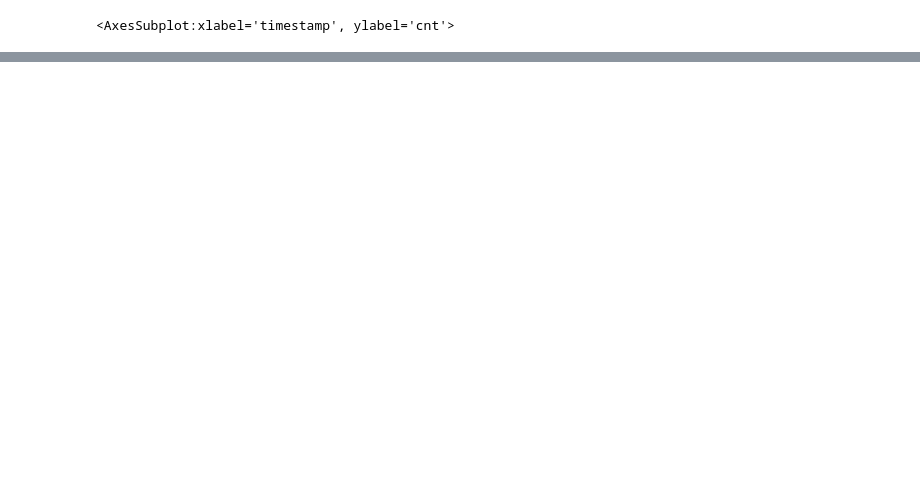
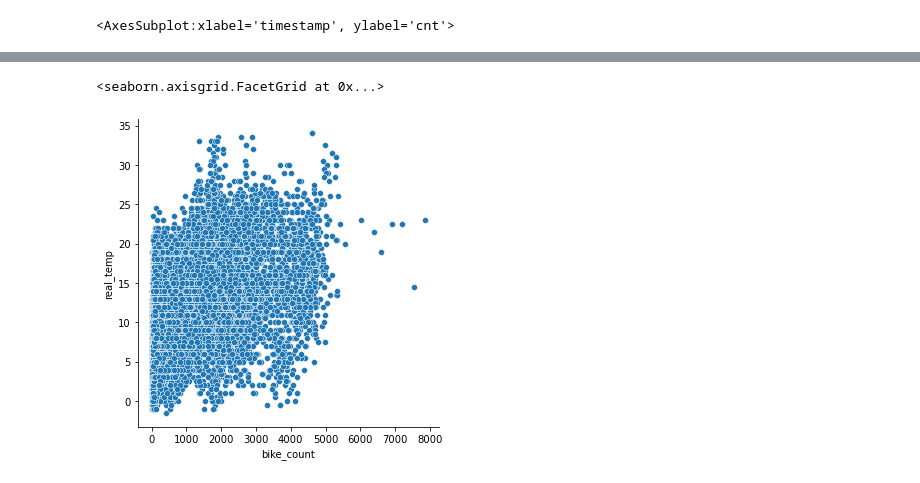
Before and after one commit to Rajusubba/london-bike-shares, a Jupyter notebook: London Bike Share.ipynb, the cells around one changed output, grey strips where cells are left out. Saved outputs shown, nothing was run; the diff lists cells and outputs as text; code cells hidden in the pictures; blank space fills up the shorter version.

```diff
--- a/London Bike Share.ipynb
+++ b/London Bike Share.ipynb
@@ -139,0 +151,2 @@ sns.lineplot(x = "timestamp", y = "cnt", data = bikeshares_data)
+# %%
+bsd['timestamp'] = bsd['timestamp'].astype('datetime64[ns]')
@@ -139,0 +167,2 @@ sns.lineplot(x = "timestamp", y = "cnt", data = bikeshares_data)
+# %%
+bsd['date'] = bsd['timestamp'].dt.date
@@ -139,0 +186,5 @@ sns.lineplot(x = "timestamp", y = "cnt", data = bikeshares_data)
+# %%
+sns.relplot(x = "bike_count", y = "real_temp", data = bsd)
+# %% [output]
+<seaborn.axisgrid.FacetGrid at 0x...>
+[figure, added]
```
Also changed, not shown: parts of 33 cells of this notebook, 1 other file.
